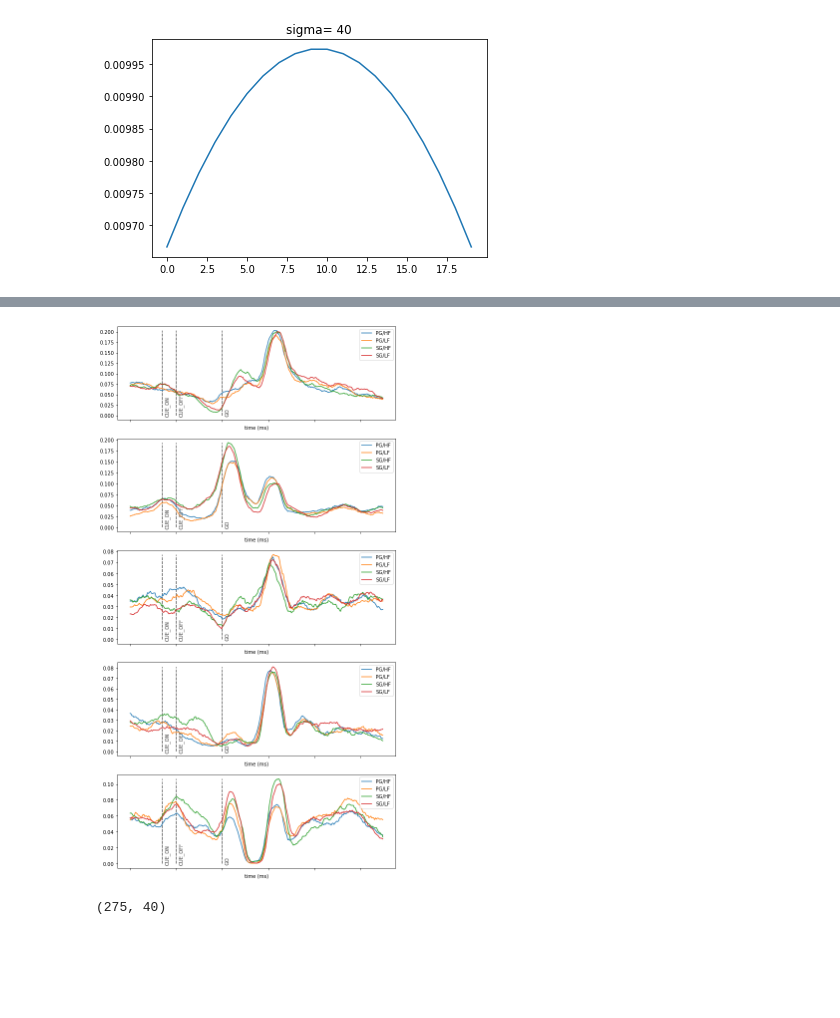
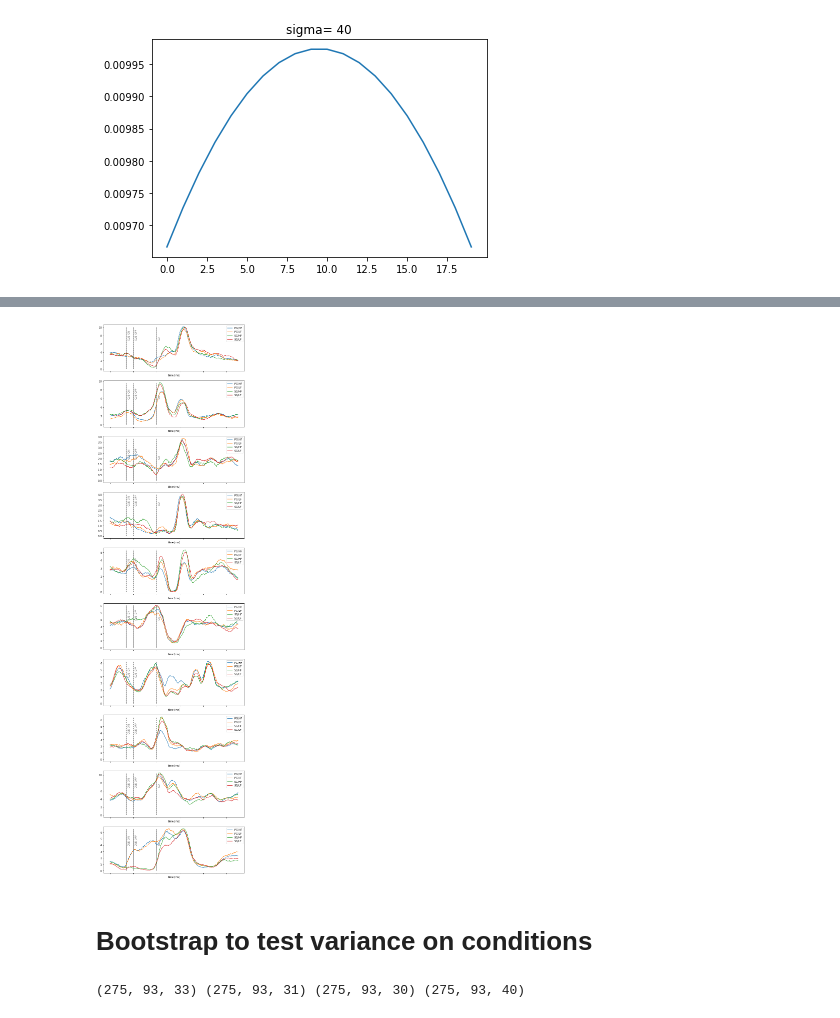
Before and after one commit to CONECT-INT/2022_CENTURI-SummerSchool, a Jupyter notebook: dev/dataset2_river.ipynb, the cells around one changed output, grey strips where cells are left out. Drawn from its saved outputs; the diff is of its cells as text; code cells hidden in the pictures; blank space fills up the shorter version.

```diff
--- a/dev/dataset2_river.ipynb
+++ b/dev/dataset2_river.ipynb
@@ -133,32 +112,30 @@ smoothed_bin_spikes = convolve1d(bin_spikes, gaussian_filter1d(size=20,sigma=40)
 # %%
 fs = 50
-t_stamps = np.arange(0,bin_spikes.shape[0]/fs, 1/fs)
+t_stamps = np.arange(0,fr.shape[0]/fs, 1/fs)
 # %%
 states = ['CUE_ON', 'CUE_OFF', 'GO'] # cues
 states_ind = [0.7,1,2] # time at which transition occurs (in seconds)
 
 all_cond = ['PG/HF', 'PG/LF', 'SG/HF', 'SG/LF']
 all_cond_ind = [(2,1), (2,2), (1,1), (1,2)]
-# %%
-n_plot = 5
-fig, axes = plt.subplots(n_plot, 1, figsize=(10,4*n_plot))
-for i in range(n_plot):
-    for (j, cond) in enumerate(all_cond):
-        grip_mask = all_cond_ind[j][0]
-        force_mask = all_cond_ind[j][1]
-        cond_trials_mask = (grips == grip_mask) & (forces == force_mask)
-        trail_avg_smoothed_spikes_pn  = np.mean(smoothed_bin_spikes[:,i,cond_trials_mask], 1)
-
-        axes[i].plot(t_stamps, trail_avg_smoothed_spikes_pn, label=cond)
-        axes[i].vlines(states_ind, ymin=0, ymax=np.max(trail_avg_smoothed_spikes_pn), linestyles='dashed', color='grey')
-        axes[i].legend(loc='upper right')
-        axes[i].set_xticklabels([])
-        for k in range(len(states_ind)):
-            axes[i].text(states_ind[k]+0.05, round(np.max(trail_avg_smoothed_spikes_pn)/1.5), states[k], rotation=90, color='grey')
-        axes[i].set_xlabel('time (ms)')
-# %% [output]
-[figure, removed]
-# %%
-smoothed_bin_spikes[:,0,(grips == 1) & (forces == 2)].shape
-# %% [output]
-(275, 40)
+# %%
+n_plot = 10
+fig, axes = plt.subplots(n_plot, 1, figsize=(10,4*n_plot))
+for i in range(n_plot):
+    for (j, cond) in enumerate(all_cond):
+        grip_mask = all_cond_ind[j][0]
+        force_mask = all_cond_ind[j][1]
+        cond_trials_mask = (grips == grip_mask) & (forces == force_mask)
+        trail_avg_smoothed_fr  = np.mean(smoothed_fr[:,i,cond_trials_mask], 1)
+
+        axes[i].plot(t_stamps, trail_avg_smoothed_fr, label=cond)
+        axes[i].vlines(states_ind, ymin=0, ymax=np.max(trail_avg_smoothed_fr), linestyles='dashed', color='grey')
+        axes[i].legend(loc='upper right')
+        axes[i].set_xticklabels([])
+        axes[i].set_xlabel('time (ms)')
+    for k in range(3):
+            axes[i].text(states_ind[k]+0.05, round(np.max(trail_avg_smoothed_fr)/1.5), states[k], rotation=90, color='grey')
+# %% [output]
+[figure, added]
+# %% [markdown]
+# Bootstrap to test variance on conditions
@@ -164,0 +147,4 @@ smoothed_bin_spikes[:,0,(grips == 1) & (forces == 2)].shape
+# %%
+print(PG_HF.shape, PG_LF.shape, SG_HF.shape, SG_LF.shape)
+# %% [output]
+(275, 93, 33) (275, 93, 31) (275, 93, 30) (275, 93, 40)
```
Also changed, not shown: parts of 33 cells of this notebook.
